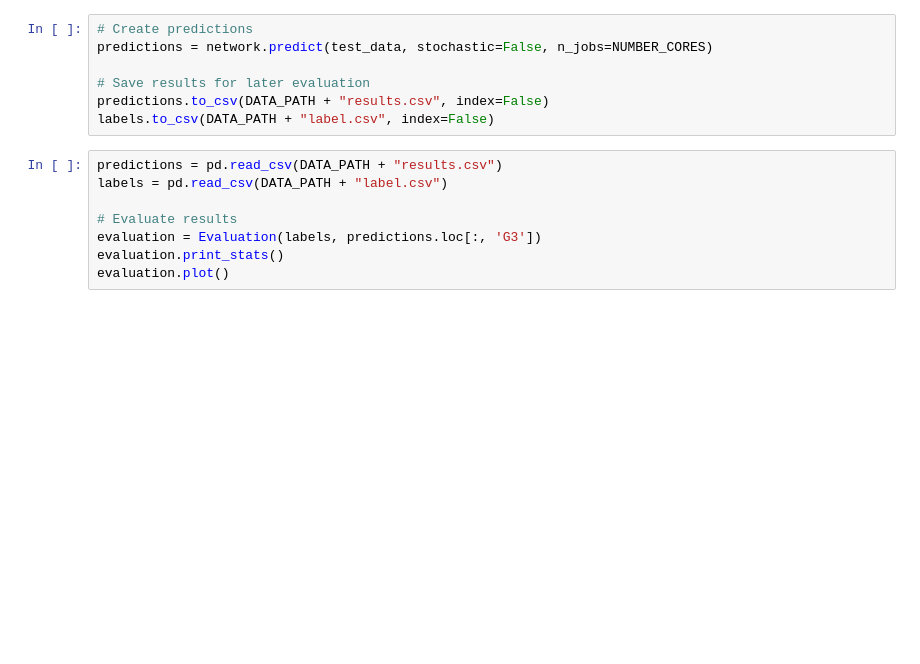
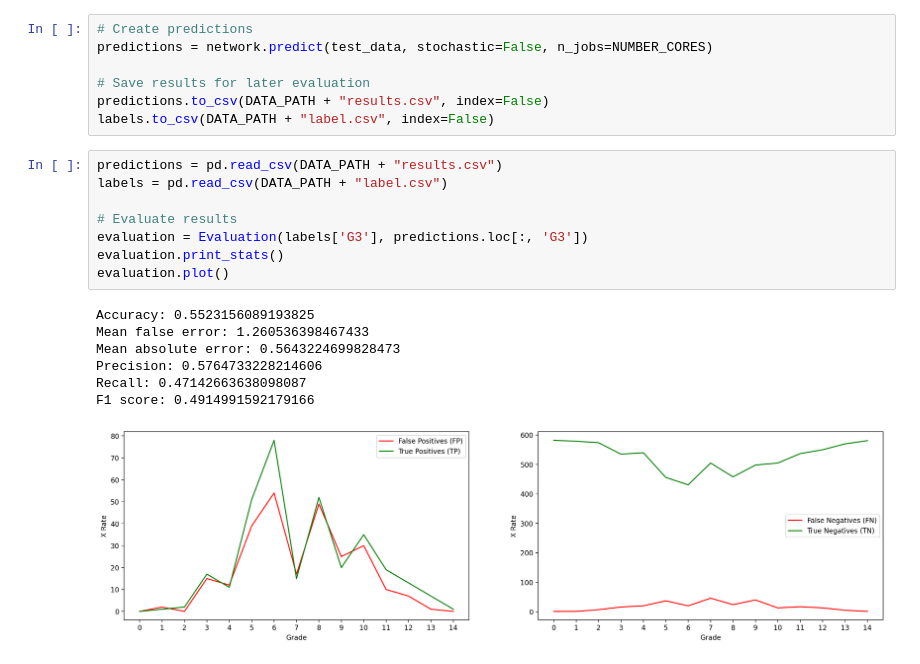
Before and after one commit to Super-T02/ki-bayesian-networks, a Jupyter notebook: src/model.ipynb, the cells around one changed output. Drawn from its saved outputs; the diff is of its cells as text; blank space fills up the shorter version.

Commit message:
ADD: new network with 55 accuraccy and 1 point average error

```diff
--- a/src/model.ipynb
+++ b/src/model.ipynb
@@ -108,8 +205,16 @@ labels.to_csv(DATA_PATH + "label.csv", index=False)
 # %%
 predictions = pd.read_csv(DATA_PATH + "results.csv")
 labels = pd.read_csv(DATA_PATH + "label.csv")
 
 # Evaluate results
-evaluation = Evaluation(labels, predictions.loc[:, 'G3'])
+evaluation = Evaluation(labels['G3'], predictions.loc[:, 'G3'])
 evaluation.print_stats()
 evaluation.plot()
+# %% [output]
+Accuracy: 0.5523156089193825
+Mean false error: 1.260536398467433
+Mean absolute error: 0.5643224699828473
+Precision: 0.5764733228214606
+Recall: 0.47142663638098087
+F1 score: 0.4914991592179166
+[figure, added]
```
Also changed, not shown: parts of 6 cells of this notebook, 7 other files.
